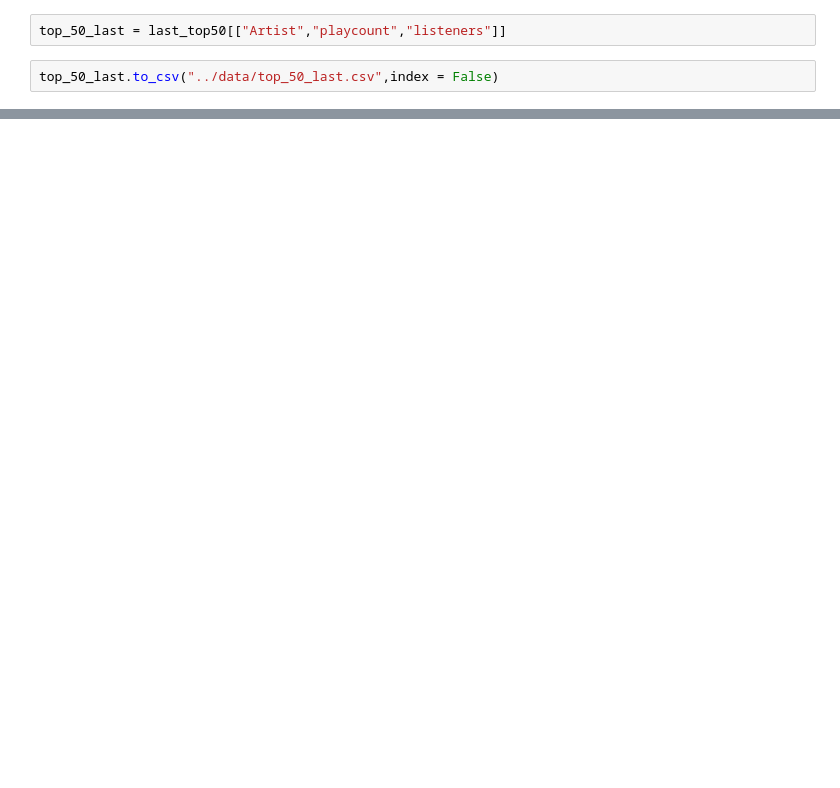
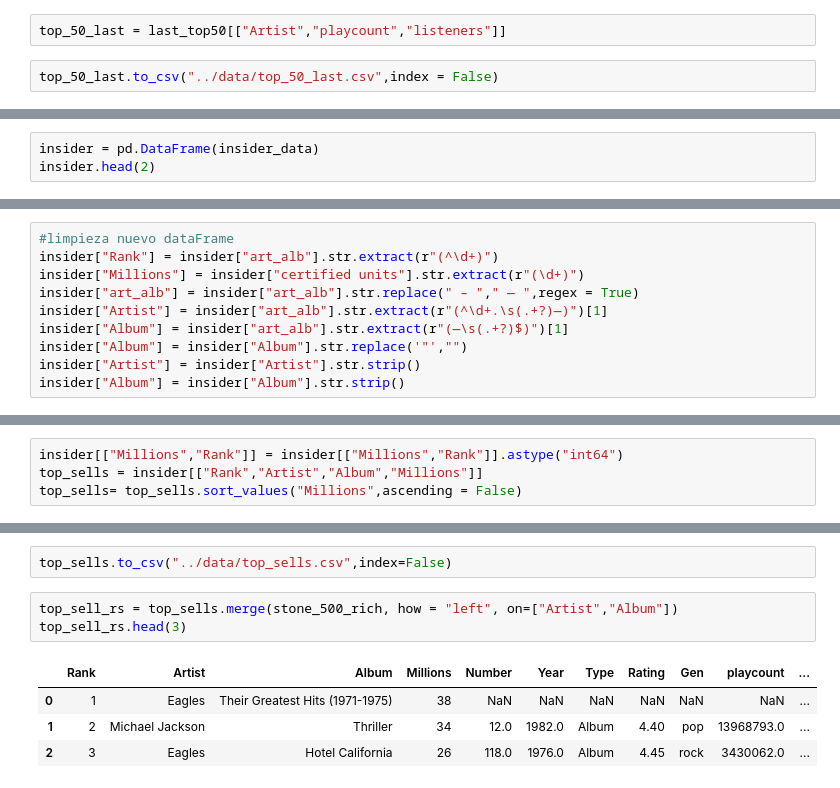
Before and after one commit to data2021oct/Pipelines-project, a Jupyter notebook: notebooks/scrap_api.ipynb, the cells around one changed output, grey strips where cells are left out. Cells and saved outputs as stored; diff of their text form; blank space fills up the shorter version.

```diff
--- a/notebooks/scrap_api.ipynb
+++ b/notebooks/scrap_api.ipynb
@@ -173,0 +196,3 @@ stone_rich_top_50
+# %%
+insider = pd.DataFrame(insider_data)
+insider.head(2)
@@ -173,0 +203,10 @@ stone_rich_top_50
+# %%
+#limpieza nuevo dataFrame
+insider["Rank"] = insider["art_alb"].str.extract(r"(^\d+)")
+insider["Millions"] = insider["certified units"].str.extract(r"(\d+)")
+insider["art_alb"] = insider["art_alb"].str.replace(" – "," — ",regex = True)
+insider["Artist"] = insider["art_alb"].str.extract(r"(^\d+.\s(.+?)—)")[1]
+insider["Album"] = insider["art_alb"].str.extract(r"(—\s(.+?)$)")[1]
+insider["Album"] = insider["Album"].str.replace('"',"")
+insider["Artist"] = insider["Artist"].str.strip()
+insider["Album"] = insider["Album"].str.strip()
@@ -173,0 +222,4 @@ stone_rich_top_50
+# %%
+insider[["Millions","Rank"]] = insider[["Millions","Rank"]].astype("int64")
+top_sells = insider[["Rank","Artist","Album","Millions"]]
+top_sells= top_sells.sort_values("Millions",ascending = False)
@@ -173,0 +242,10 @@ stone_rich_top_50
+# %%
+top_sells.to_csv("../data/top_sells.csv",index=False)
+# %%
+top_sell_rs = top_sells.merge(stone_500_rich, how = "left", on=["Artist","Album"])
+top_sell_rs.head(3)
+# %% [output]
+|  | Rank | Artist | Album | Millions | Number | Year | Type | Rating | Gen | playcount | ... |
+| 0 | 1 | Eagles | Their Greatest Hits (1971-1975) | 38 | NaN | NaN | NaN | NaN | NaN | NaN | ... |
+| 1 | 2 | Michael Jackson | Thriller | 34 | 12.0 | 1982.0 | Album | 4.40 | pop | 13968793.0 | ... |
+| 2 | 3 | Eagles | Hotel California | 26 | 118.0 | 1976.0 | Album | 4.45 | rock | 3430062.0 | ... |
```
Also changed, not shown: parts of 45 cells of this notebook, 24 other files.
